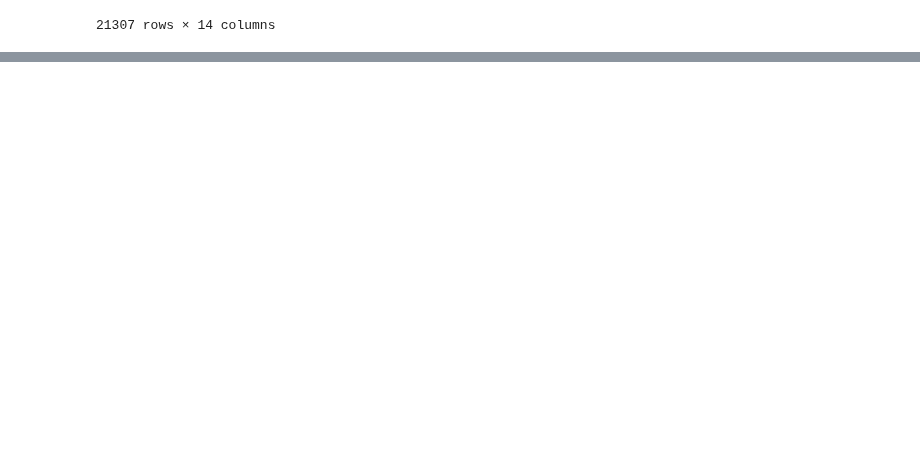
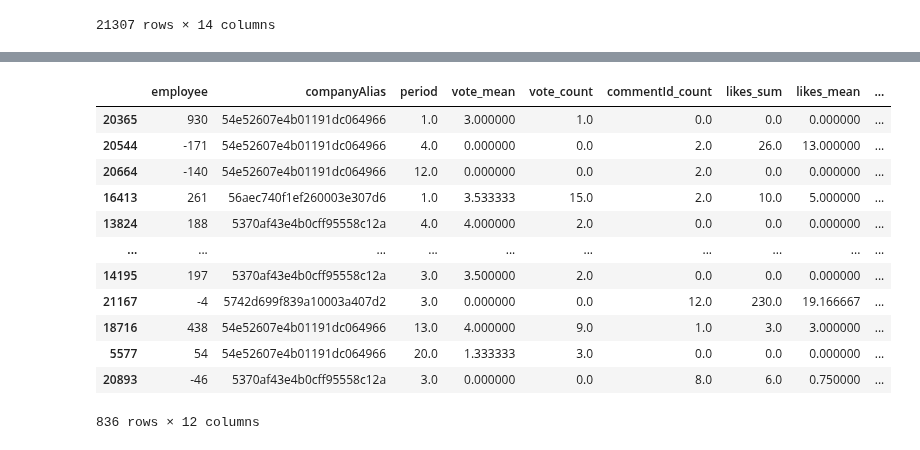
Before and after one commit to ceciliastern/ds_term_project, a Jupyter notebook: Model (Snapshot) - Happiness Dataset.ipynb, the cells around one changed output, grey strips where cells are left out. Drawn from its saved outputs; the diff is of its cells as text; code cells hidden in the pictures; blank space fills up the shorter version.

```diff
--- a/Model (Snapshot) - Happiness Dataset.ipynb
+++ b/Model (Snapshot) - Happiness Dataset.ipynb
@@ -319,0 +337,18 @@ df
+# %%
+from sklearn.model_selection import train_test_split
+x_train, x_test = train_test_split(df, test_size=0.2)
+x_train[x_train['stillExists'] == False]
+# %% [output]
+|  | employee | companyAlias | period | vote_mean | vote_count | commentId_count | likes_sum | likes_mean | ... |
+| 20365 | 930 | 54e52607e4b01191dc064966 | 1.0 | 3.000000 | 1.0 | 0.0 | 0.0 | 0.000000 | ... |
+| 20544 | -171 | 54e52607e4b01191dc064966 | 4.0 | 0.000000 | 0.0 | 2.0 | 26.0 | 13.000000 | ... |
+| 20664 | -140 | 54e52607e4b01191dc064966 | 12.0 | 0.000000 | 0.0 | 2.0 | 0.0 | 0.000000 | ... |
+| 16413 | 261 | 56aec740f1ef260003e307d6 | 1.0 | 3.533333 | 15.0 | 2.0 | 10.0 | 5.000000 | ... |
+| 13824 | 188 | 5370af43e4b0cff95558c12a | 4.0 | 4.000000 | 2.0 | 0.0 | 0.0 | 0.000000 | ... |
+| ... | ... | ... | ... | ... | ... | ... | ... | ... | ... |
+| 14195 | 197 | 5370af43e4b0cff95558c12a | 3.0 | 3.500000 | 2.0 | 0.0 | 0.0 | 0.000000 | ... |
+| 21167 | -4 | 5742d699f839a10003a407d2 | 3.0 | 0.000000 | 0.0 | 12.0 | 230.0 | 19.166667 | ... |
+| 18716 | 438 | 54e52607e4b01191dc064966 | 13.0 | 4.000000 | 9.0 | 1.0 | 3.0 | 3.000000 | ... |
+| 5577 | 54 | 54e52607e4b01191dc064966 | 20.0 | 1.333333 | 3.0 | 0.0 | 0.0 | 0.000000 | ... |
+| 20893 | -46 | 5370af43e4b0cff95558c12a | 3.0 | 0.000000 | 0.0 | 8.0 | 6.0 | 0.750000 | ... |
+836 rows × 12 columns
```
Also changed, not shown: parts of 6 cells of this notebook.
